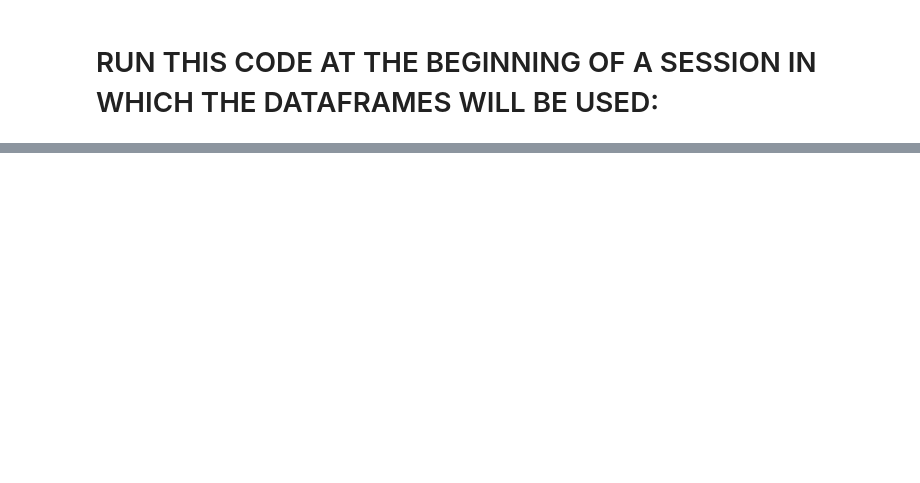
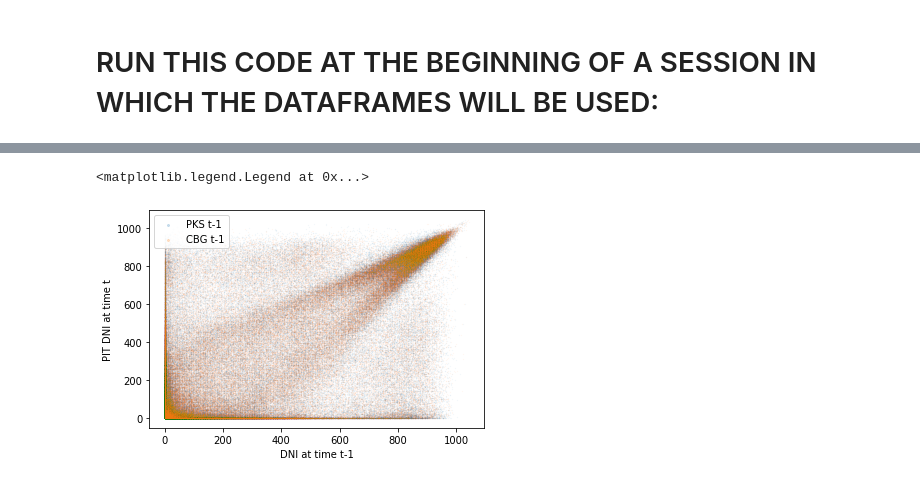
Before and after one commit to johnjkieffer/PGH_Solar_Forecasting, a Jupyter notebook: Exploratory_Visualization.ipynb, the cells around one changed output, grey strips where cells are left out. Saved outputs shown, nothing was run; the diff lists cells and outputs as text; code cells hidden in the pictures; blank space fills up the shorter version.

```diff
--- a/Exploratory_Visualization.ipynb
+++ b/Exploratory_Visualization.ipynb
@@ -66,0 +98,10 @@ print(PITdf.head(20))
+# %%
+plt.scatter(PKSdf['DNI'][:-1], PITdf['DNI'][1:],s = 0.01, alpha = 0.2)
+plt.scatter(CBGdf['DNI'][:-1], PITdf['DNI'][1:],s = 0.01, alpha = 0.2)
+plt.xlabel('DNI at time t-1')
+plt.ylabel('PIT DNI at time t')
+
+plt.legend(['PKS t-1', 'CBG t-1'], markerscale=20)
+# %% [output]
+<matplotlib.legend.Legend at 0x...>
+[figure, added]
```
Also changed, not shown: parts of 12 cells of this notebook, 9 other files.
